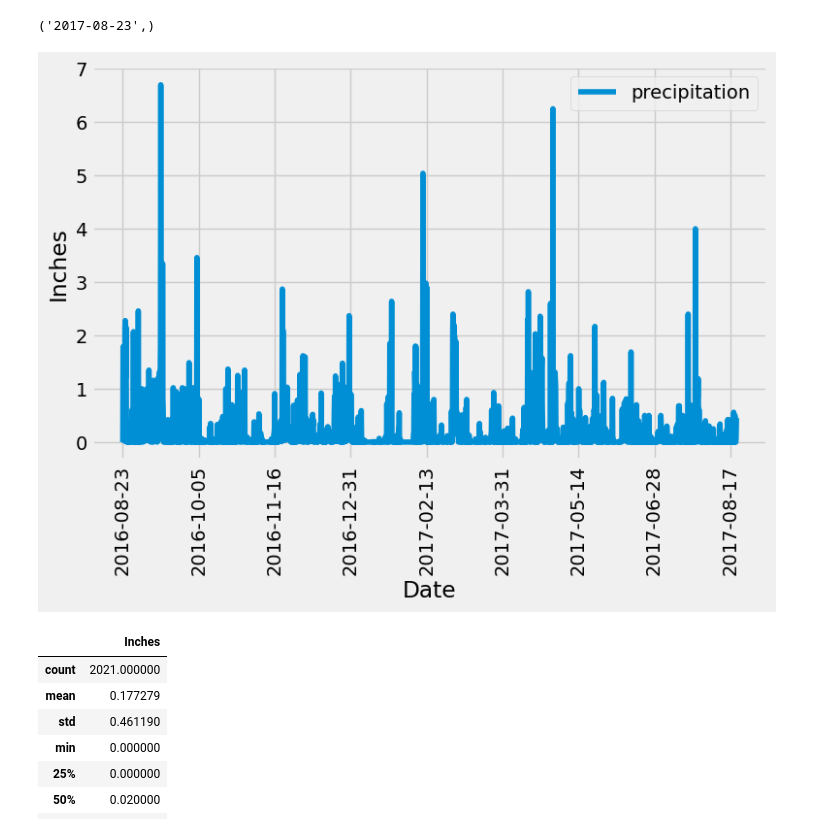
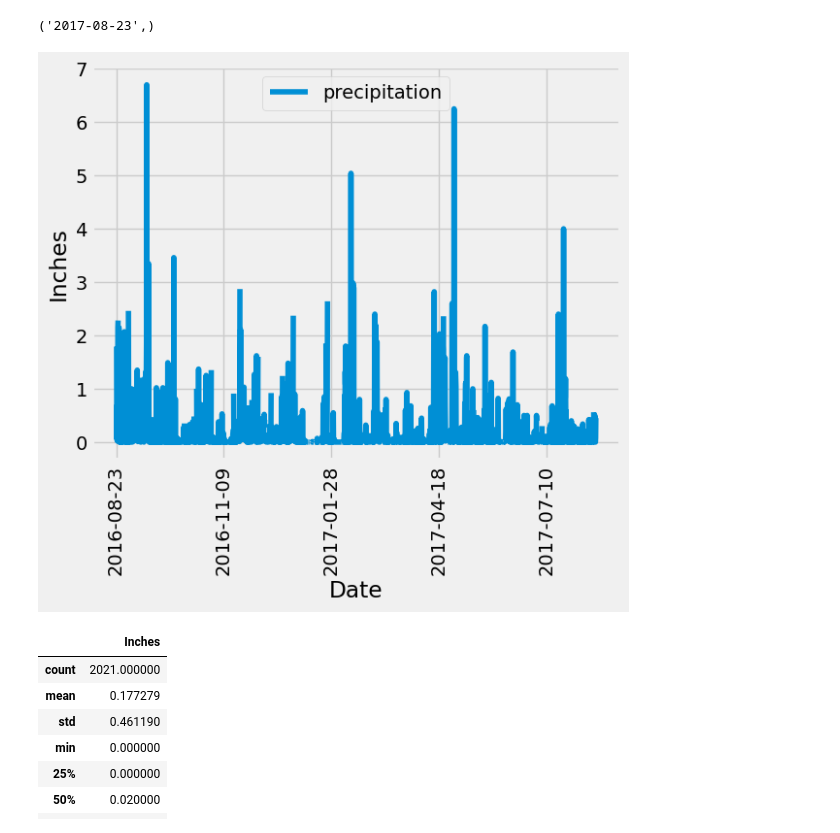
Before and after one commit to jimlhaugen/sqlalchemy-challenge, a Jupyter notebook: climate_starter.ipynb, the cells around one changed output. Cells and saved outputs as stored; diff of their text form; code cells hidden in the pictures.

```diff
--- a/climate_starter.ipynb
+++ b/climate_starter.ipynb
@@ -82,36 +82,37 @@ session.query(Measurement.date).order_by(Measurement.date.desc()).first()
 # %%
 # Design a query to retrieve the last 12 months of precipitation data and plot the results.
 # Starting from the most recent data point in the database.
 most_recent_date = session.query(Measurement.date).order_by(Measurement.date.desc()).first()
 
 # Calculate the date one year from the last date in data set.
 query_one_year = dt.date(2017, 8, 23) - dt.timedelta(days=365)
 
 # Perform a query to retrieve the data and precipitation scores
 # For histogram in Challenge shows one year
 query_results = session.query(Measurement.date, Measurement.prcp).\
     filter(Measurement.date >= query_one_year)
 
 # Save the query results as a Pandas DataFrame. Explicitly set the column names
-df_query_results = pd.DataFrame(query_results)
-df_query_results = df_query_results.rename(columns = {"prcp" : "Inches"})
+df_query_results = pd.DataFrame(query_results, columns=['Date','Inches'])
 
 # Sort the dataframe by date
-df_query_results = df_query_results.sort_values("date")
-df_date_index = df_query_results.set_index("date").dropna() # setting date as index & droppojng multiple "NaN"s
+df_query_results = df_query_results.sort_values("Date")
+#df_date_index = df_query_results.set_index("Date").dropna() # setting date as index & dropping multiple "NaN"s
 
+#df_date_index
+df_query_results
 # Use Pandas Plotting with Matplotlib to plot the data
-df_date_index.plot(rot = 90, figsize = (8,5))
+df_query_results.plot(x='Date', y='Inches', rot=90, figsize=(6.25,5),x_compat=True)
+# f_date_index.plot(rot = 90, figsize = (8,5))
 plt.xlabel("Date")
 plt.ylabel("Inches")
-plt.legend(["precipitation"], loc = "upper right")
-
-#ax.xaxis.grid(set_xlim(query_one_year, most_recent_date
-# xticks = np.arange(query_one_year, 40)
+plt.legend(["precipitation"])
 
 plt.show()
+
+# NOTE TO GRADER: The labeling of the legend and x-axis tick marks are consistent with those in climate_starter.ipynb provided with this Challenge.
 # %% [output]
-[figure, old version]
+[figure, new version]
 # %%
 # Use Pandas to calculate the summary statistics for the precipitation data
 df_query_results.describe()
```
Also changed, not shown: parts of 5 cells of this notebook.
